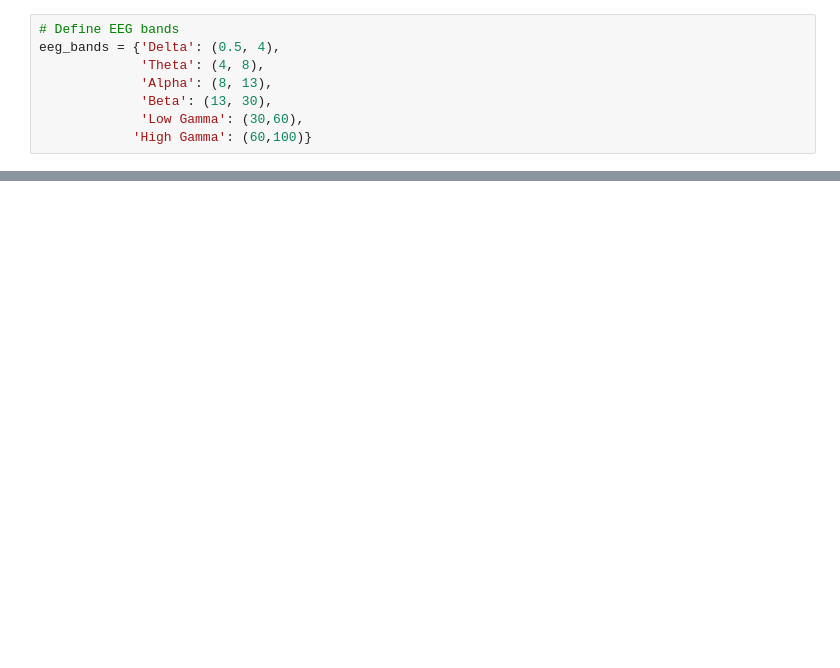
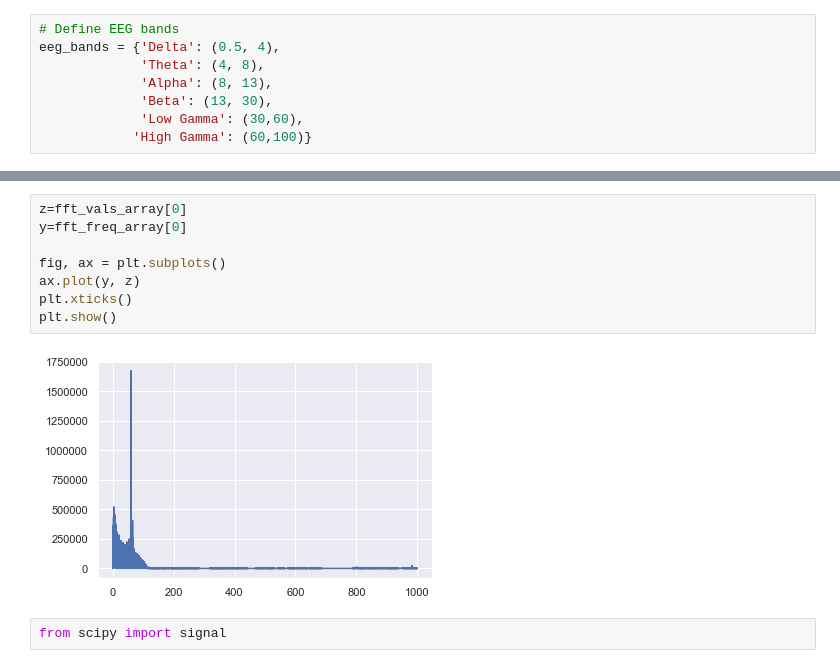
Before and after one commit to omkarb1604/Tanishka_EEG, a Jupyter notebook: Tani_EEG.ipynb, the cells around one changed output, grey strips where cells are left out. Saved outputs shown, nothing was run; the diff lists cells and outputs as text; blank space fills up the shorter version.

```diff
--- a/Tani_EEG.ipynb
+++ b/Tani_EEG.ipynb
@@ -79,0 +120,12 @@ plt.legend()
+# %%
+z=fft_vals_array[0]
+y=fft_freq_array[0]
+
+fig, ax = plt.subplots()
+ax.plot(y, z)
+plt.xticks()
+plt.show()
+# %% [output]
+[figure, added]
+# %%
+from scipy import signal
```
Also changed, not shown: parts of 19 cells of this notebook.
